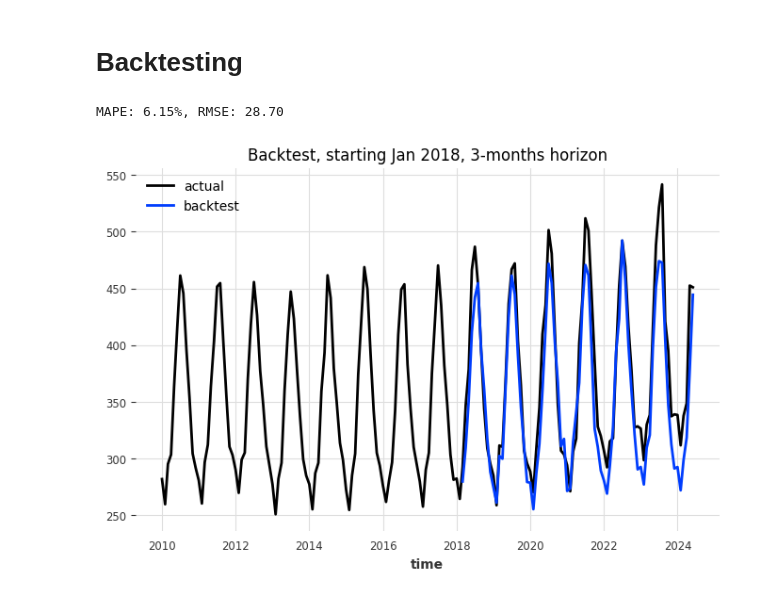
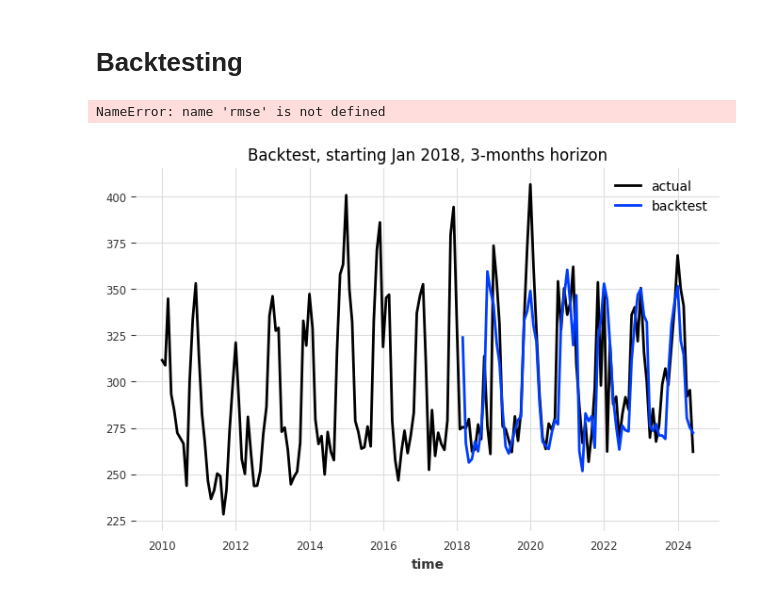
Before and after one commit to TheVeryCoolJackson/COMPSCI760-Electricity-Timeseries, a Jupyter notebook: Business/TFT_USI_bus.ipynb, the cells around one changed output. Drawn from its saved outputs; the diff is of its cells as text; code cells hidden in the pictures.

```diff
--- a/Business/TFT_USI_bus.ipynb
+++ b/Business/TFT_USI_bus.ipynb
@@ -50,7 +48,7 @@ logging.disable(logging.CRITICAL)
 # %% [markdown]
 # Weather Dataset
 # %%
-electricity_consumption = pd.read_csv("../../ProcessedData/Electricity-ResBusClimateUSI.csv")
+electricity_consumption = pd.read_csv("../../../ProcessedData/Electricity-ResBusClimateUSI.csv")
 electricity_consumption
 # %% [output]
 |  | Date | Total Rainfall Mm | Mean Air Temperature in Celsius | Mean Vapour Pressure Hpa | Mean Wind Speed M/Sec | ... |
@@ -206,34 +204,16 @@ model_TFT_backtest = TFTModel(
 )
 # %%
 # with past covariates
-backtest_series = model_TFT_backtest.historical_forecasts(
-    series_transformed['Est. Total consumption (GWh)'],
+backtest_series_with = model_TFT_backtest.historical_forecasts(
+    series_transformed['Selected business demand (GWh)'],
     past_covariates=series_transformed[['Mean Air Temperature in Celsius', 'Mean Vapour Pressure Hpa']],
     start=pd.Timestamp("20180101"),
     forecast_horizon=3,
     retrain=True,
     verbose=False,
 )
 
-backtest_series_reversed = transformer_target.inverse_transform(backtest_series)
-
-plt.figure(figsize=(8, 5))
-ts['Est. Total consumption (GWh)'].plot(label="actual")
-backtest_series_reversed.plot(label="backtest")
-plt.legend()
-plt.title("Backtest, starting Jan 2018, 3-months horizon")
-print(
-    "MAPE: {:.2f}%, RMSE: {:.2f}".format(
-        mape(
-            ts['Est. Total consumption (GWh)'],
-            backtest_series_reversed,
-        ),
-        rmse(
-            ts['Est. Total consumption (GWh)'],
-            backtest_series_reversed,
-        )
-    )
-)
+backtest_series_reversed_with = transformer_target.inverse_transform(backtest_series_with)
 # %% [output]
-MAPE: 6.15%, RMSE: 28.70
+NameError: name 'rmse' is not defined
-[figure, old version]
+[figure, new version]
```
Also changed, not shown: parts of 4 cells of this notebook, 19 other files.
